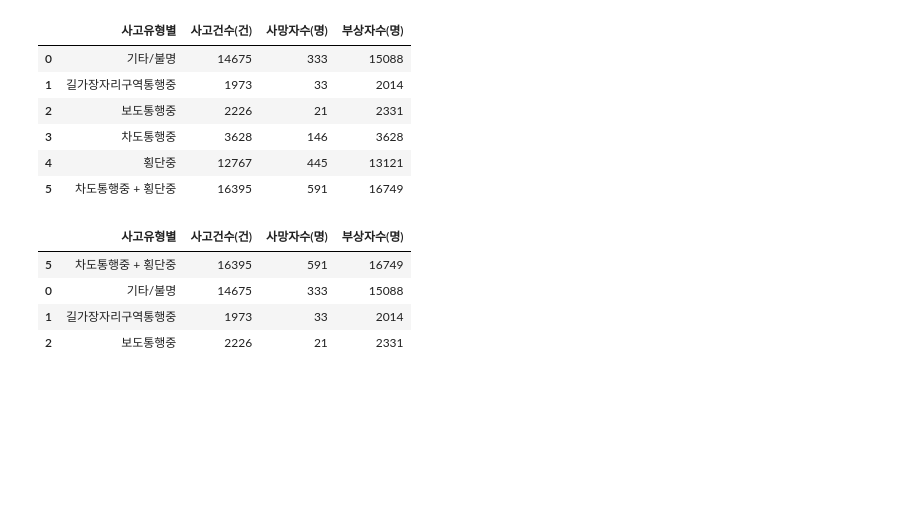
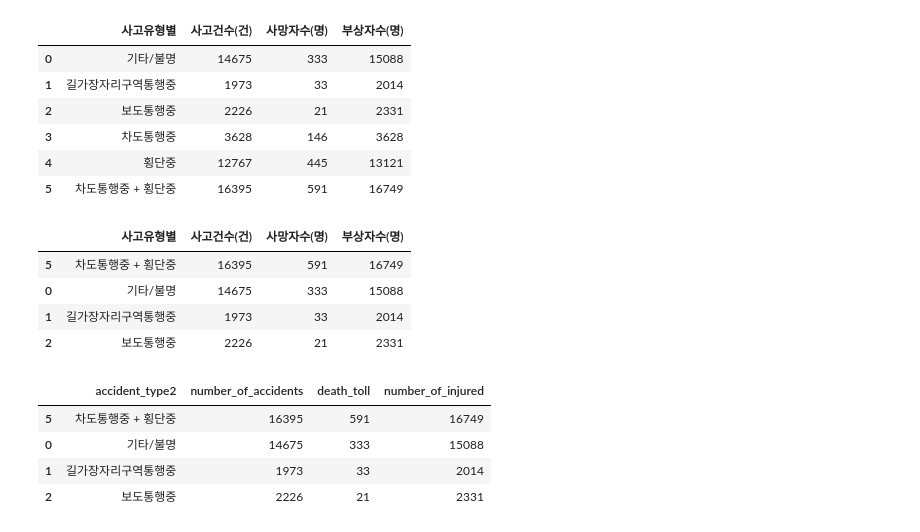
Before and after one commit to dalkey23/elice_data_project, a Jupyter notebook: 사고유형별.ipynb, the cells around one changed output. Drawn from its saved outputs; the diff is of its cells as text; code cells hidden in the pictures; blank space fills up the shorter version.

```diff
--- a/사고유형별.ipynb
+++ b/사고유형별.ipynb
@@ -136,6 +145,16 @@ df_group2
 | 0 | 기타/불명 | 14675 | 333 | 15088 |
 | 1 | 길가장자리구역통행중 | 1973 | 33 | 2014 |
 | 2 | 보도통행중 | 2226 | 21 | 2331 |
+# %%
+df_group2 = df_group2.rename(columns = {'사고유형별':'accident_type2','사고건수(건)':'number_of_accidents','사망자수(명)':'death_toll', '부상자수(명)':'number_of_injured'})
+# %%
+df_group2
+# %% [output]
+|  | accident_type2 | number_of_accidents | death_toll | number_of_injured |
+| 5 | 차도통행중 + 횡단중 | 16395 | 591 | 16749 |
+| 0 | 기타/불명 | 14675 | 333 | 15088 |
+| 1 | 길가장자리구역통행중 | 1973 | 33 | 2014 |
+| 2 | 보도통행중 | 2226 | 21 | 2331 |
 # %%
 import plotly.graph_objects as go
 
```
Also changed, not shown: parts of 15 cells of this notebook, 4 other files.
